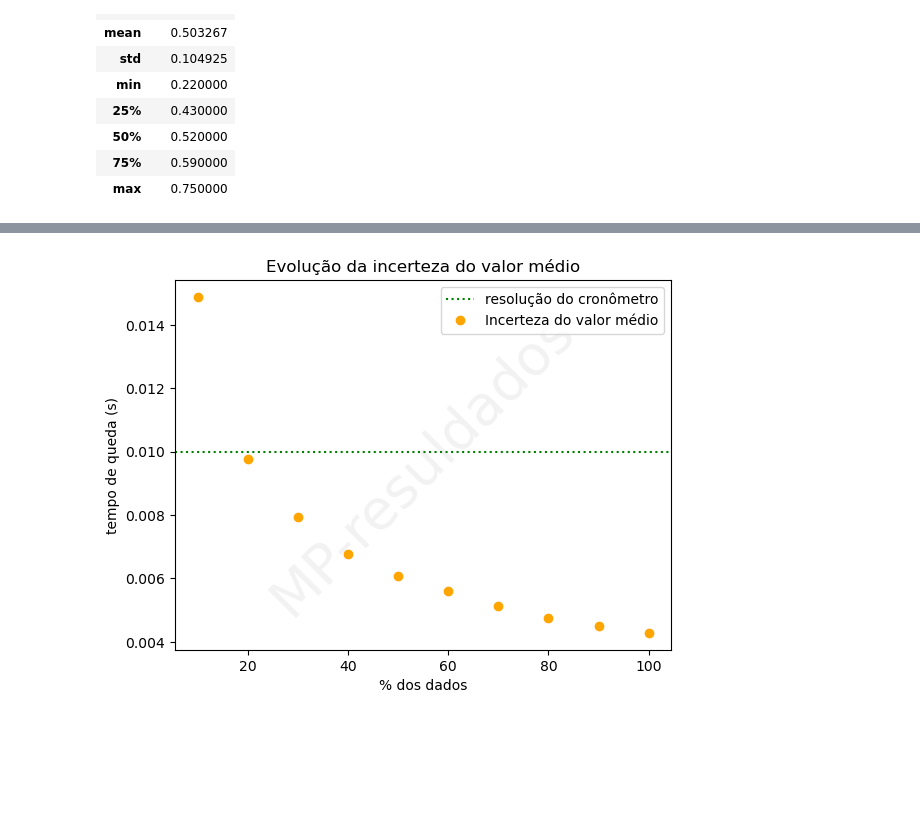
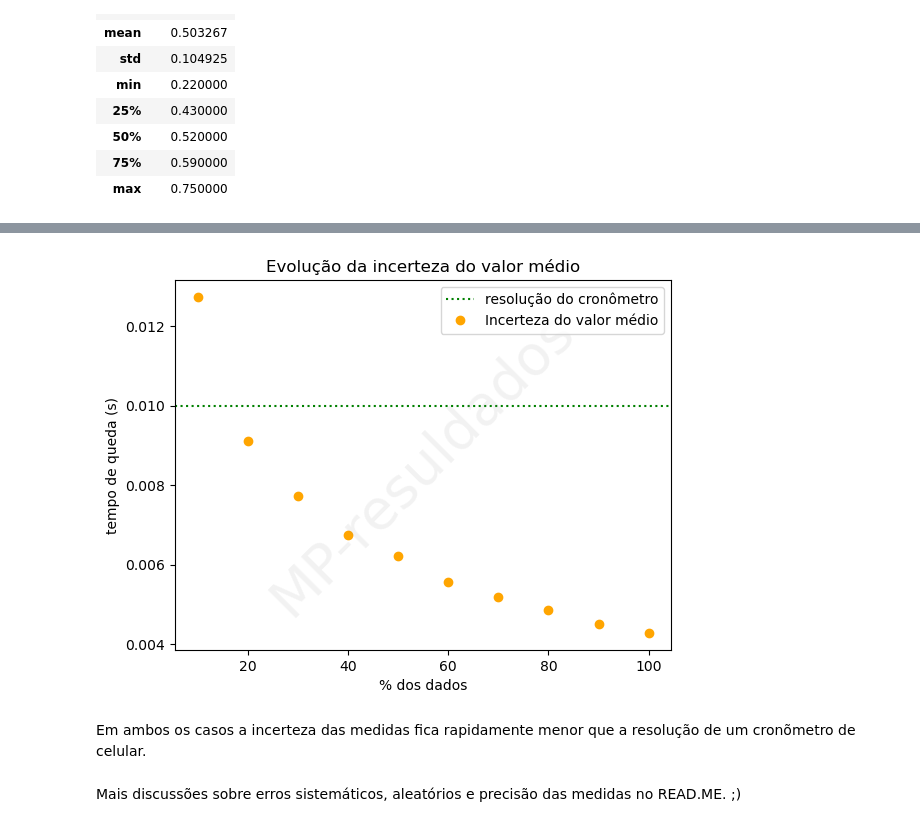
Before and after one commit to mp-resuldados/queda-livre, a Jupyter notebook: calculos_2.ipynb, the cells around one changed output, grey strips where cells are left out. Saved outputs shown, nothing was run; the diff lists cells and outputs as text; code cells hidden in the pictures; blank space fills up the shorter version.

```diff
--- a/calculos_2.ipynb
+++ b/calculos_2.ipynb
@@ -68,6 +88,9 @@ desvio_padrao
 # %%
-def medidas(N_conj, N_medidas, h, desvio_padrao):
-    t = (2*h/9.787899) **(0.5)
+def medidas(N_medidas, h, desvio_padrao):
+
+    t = (2*h/9.787899) **(0.5) # cálculo do valor esperado para a altura dada
+
+    N_conj = 10 # número de subconjuntos
 
     medidas = pd.Series([gauss(t,desvio_padrao) for i in range(N_medidas)])
 
@@ -85,6 +110,7 @@ def medidas(N_conj, N_medidas, h, desvio_padrao):
 # %%
-def estatistica(N_conj, dados, h):
+def estatistica(dados):
 
+    N_conj = 10 # número de subconjuntos
     medidas = dados
     N_medidas = len(dados)
 
@@ -104,4 +132,4 @@ def estatistica(N_conj, dados, h):
 # %%
 mreal = tempos['tempos']
-ereal = estatistica(10, tempos['tempos'], 1.5)
+ereal = estatistica(tempos['tempos'])
 # %% [markdown]
@@ -307,5 +383,9 @@ plot_desvio(e1)
 # %%
-figura3 = plot_desvio(ereal)[0]
-figura3.savefig('desvio.png')
+figura3b = plot_desvio(ereal)[0]
+figura3b.savefig('desvio_real.png')
 # %% [output]
-[figure, old version]
+[figure, new version]
+# %% [markdown]
+Em ambos os casos a incerteza das medidas fica rapidamente menor que a resolução de um cronõmetro de celular.
+# %% [markdown]
+Mais discussões sobre erros sistemáticos, aleatórios e precisão das medidas no READ.ME.   ;)
```
Also changed, not shown: parts of 43 cells of this notebook.
